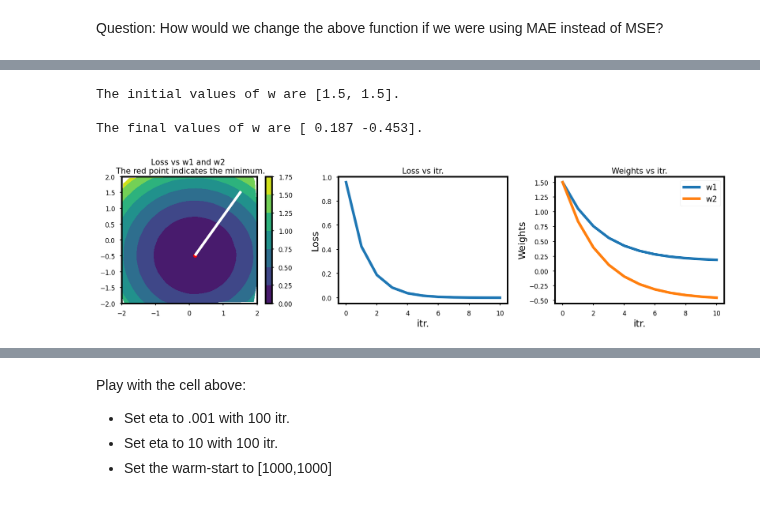
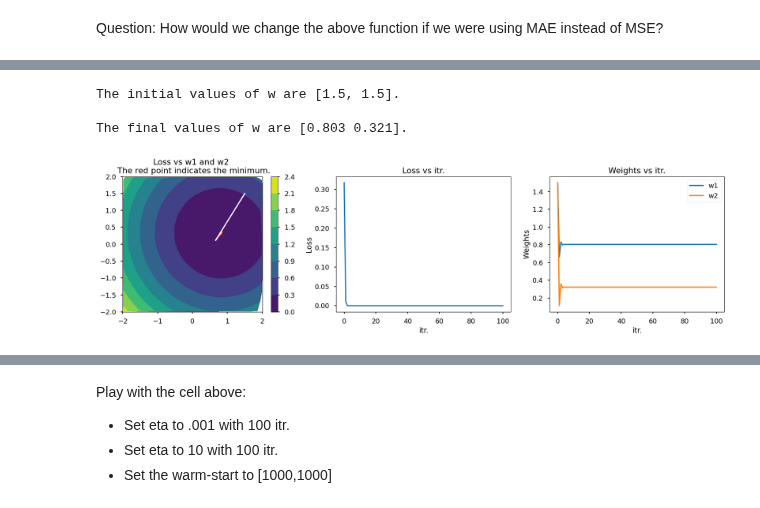
Before and after one commit to sraeisi/MachineLearning_Physics, a Jupyter notebook: 1/MLP_Basics_Optimization.ipynb, the cells around one changed output, grey strips where cells are left out. Cells and saved outputs as stored; diff of their text form; code cells hidden in the pictures.

```diff
--- a/1/MLP_Basics_Optimization.ipynb
+++ b/1/MLP_Basics_Optimization.ipynb
@@ -147,31 +147,31 @@ The actual w is [ 0.16433149 -0.4874508 ].
 # %%
-w_gd, hist_gd = GD_optimizer(X,Y, eta=1, n_itr=10, warm_start=w_init)
+w_gd, hist_gd = GD_optimizer(X,Y, eta=3.5, n_itr=100, warm_start=w_init)
 
 fig = plt.figure(figsize=(17,5))
 ax1 = fig.add_subplot(1,3,1, title='Loss vs w1 and w2 \n The red point indicates the minimum.')
 
 p1 = ax1.tricontourf(w_list[0], w_list[1] ,loss_list)
 ax1.plot(hist_gd[:,0],hist_gd[:,1], color='white')
 ax1.scatter(W[0], W[1], color='r', s=50)
 plt.colorbar(p1, ax=ax1)
 plt.ylim(-2,2)
 plt.xlim(-2,2)
 
 ax1 = fig.add_subplot(1,3,2, xlabel='itr.', ylabel='Loss', title='Loss vs itr.')
 plt.plot( np.array([l2_loss(y, Y) for y in hist_gd@X.T  ])  )
 
 ax1 = fig.add_subplot(1,3,3, xlabel='itr.', ylabel='Weights', title='Weights vs itr.')
 plt.plot(hist_gd.T[0], label='w1'  )
 plt.plot(hist_gd.T[1], label='w2'  )
 plt.legend(loc=0)
 
 plt.tight_layout()
 plt.show()
 # %% [output]
 The initial values of w are [1.5, 1.5].
 
-The final values of w are [ 0.187 -0.453].
+The final values of w are [0.803 0.321].
-[figure, old version]
+[figure, new version]
 # %%
 w_gd, hist_gd = GD_optimizer(X,Y, eta=eta0, n_itr=n_itr0, warm_start=w_init)
 
```
Also changed, not shown: parts of 5 cells of this notebook.
